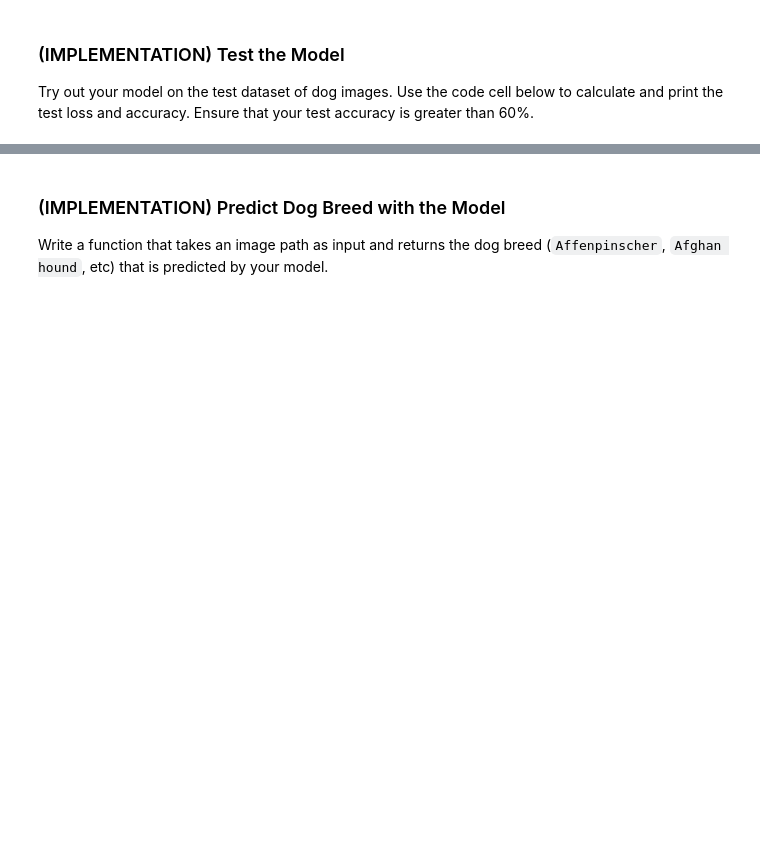
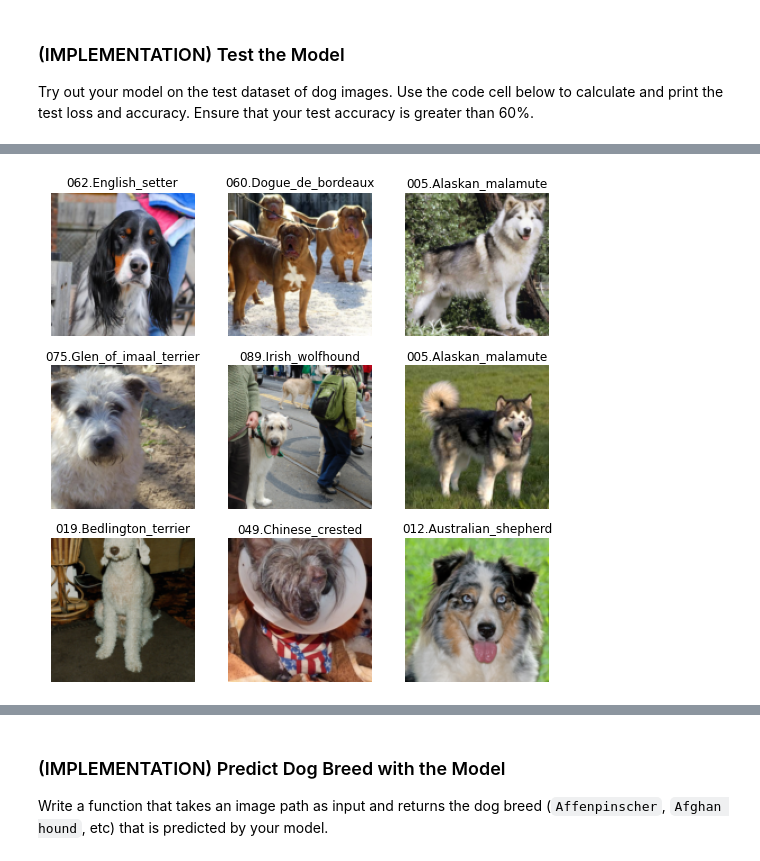
Before and after one commit to aruanalucena/deep-learning-v2-pytorch, a Jupyter notebook: project-dog-classification/dog_app.ipynb, the cells around one changed output, grey strips where cells are left out. Cells and saved outputs as stored; diff of their text form; code cells hidden in the pictures; blank space fills up the shorter version.

```diff
--- a/project-dog-classification/dog_app.ipynb
+++ b/project-dog-classification/dog_app.ipynb
@@ -836,0 +862,4 @@ Test Accuracy: 92% (6152/6680)
+# %%
+dls.train.show_batch()
+# %% [output]
+[figure, added]
```
Also changed, not shown: parts of 31 cells of this notebook.
